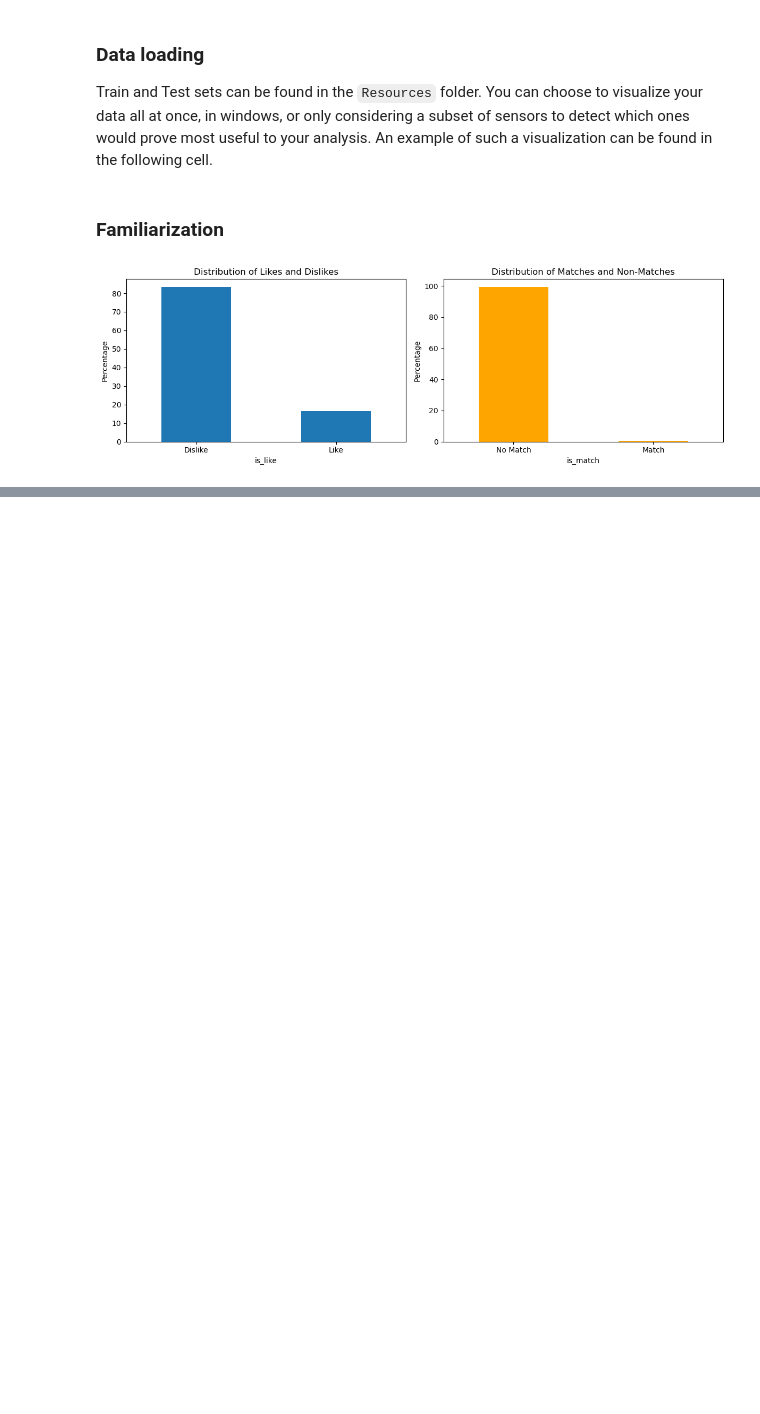
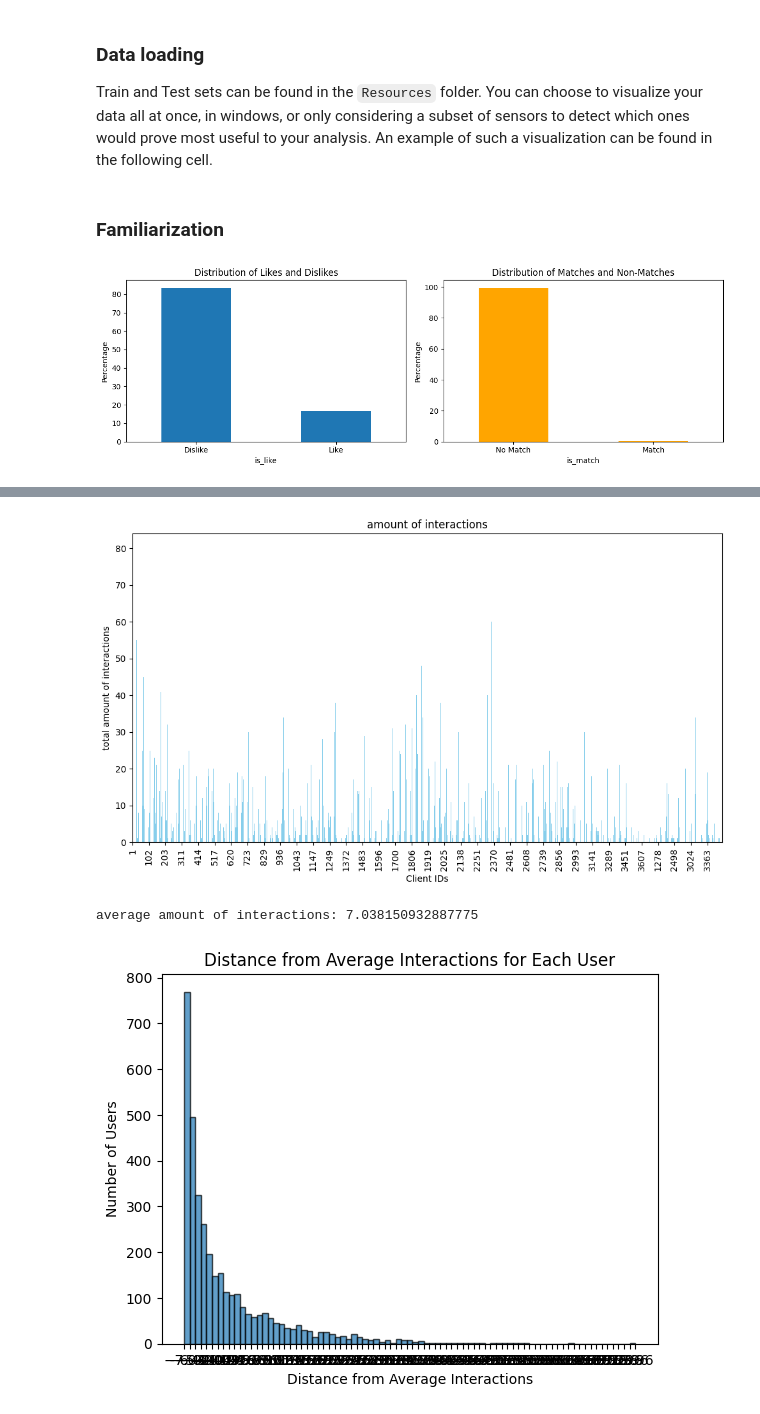
Before and after one commit to SyrupDali/lab2, a Jupyter notebook: lab_2_pipeline.ipynb, the cells around one changed output, grey strips where cells are left out. Saved outputs shown, nothing was run; the diff lists cells and outputs as text; code cells hidden in the pictures; blank space fills up the shorter version.

```diff
--- a/lab_2_pipeline.ipynb
+++ b/lab_2_pipeline.ipynb
@@ -82,0 +120,37 @@ plt.show()
+# %%
+# Calculate the total amount of interactions for each client
+amount_of_interactions =  pd.concat([train_data.groupby('user_from_id')['is_like'].sum(), train_data.groupby('user_to_id')['is_like'].sum()], axis=1, sort=False).sum(axis=1)
+
+
+plt.figure(figsize=(10, 6))
+amount_of_interactions.sort_index().plot(kind='bar', color='skyblue')
+# Choose the step for x-axis labels
+step = 100
+plt.xticks(range(0, len(amount_of_interactions), step), amount_of_interactions.index[::step], rotation=90)
+plt.title('amount of interactions')
+plt.xlabel('Client IDs')
+plt.ylabel('total amount of interactions')
+plt.tight_layout()
+plt.show()
+
+
+# calculate the average amount of interactions for all users
+avg_amount_of_interactions = amount_of_interactions.mean()
+distance_from_average = amount_of_interactions - avg_amount_of_interactions
+
+print(f'average amount of interactions: {avg_amount_of_interactions}')
+
+# Create bins with steps of 1
+bins = np.arange(distance_from_average.min(), distance_from_average.max() + 2, 1)
+
+# Plot histogram with bins
+plt.hist(distance_from_average, bins=bins, edgecolor='black', alpha=0.7)
+plt.xlabel('Distance from Average Interactions')
+plt.ylabel('Number of Users')
+plt.title('Distance from Average Interactions for Each User')
+plt.xticks(bins)
+plt.show()
+# %% [output]
+[figure, added]
+average amount of interactions: 7.038150932887775
+[figure, added]
```
Also changed, not shown: parts of 2 cells of this notebook.
